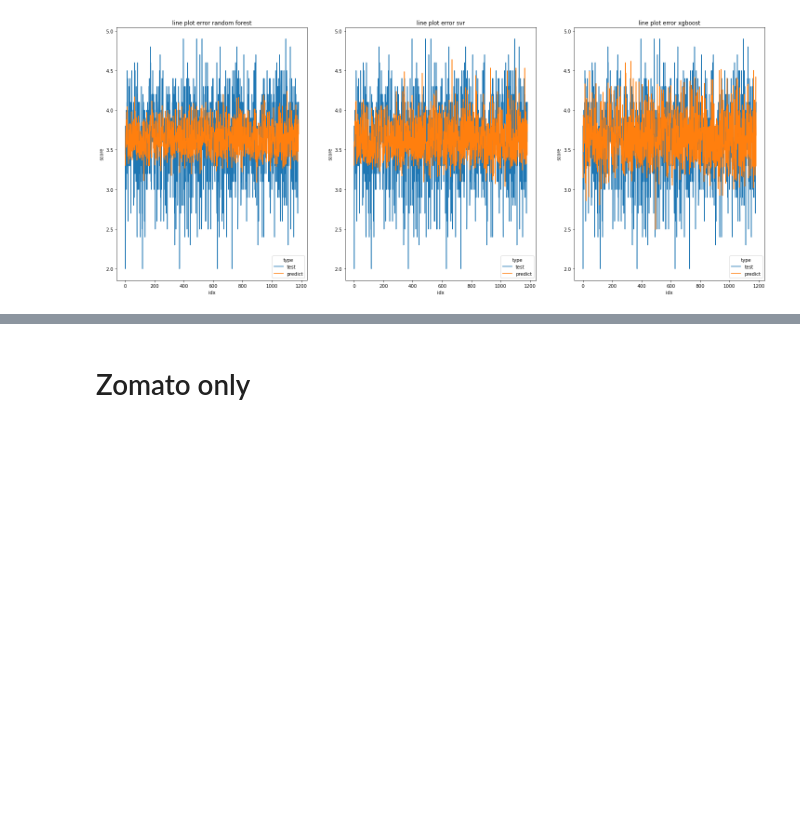
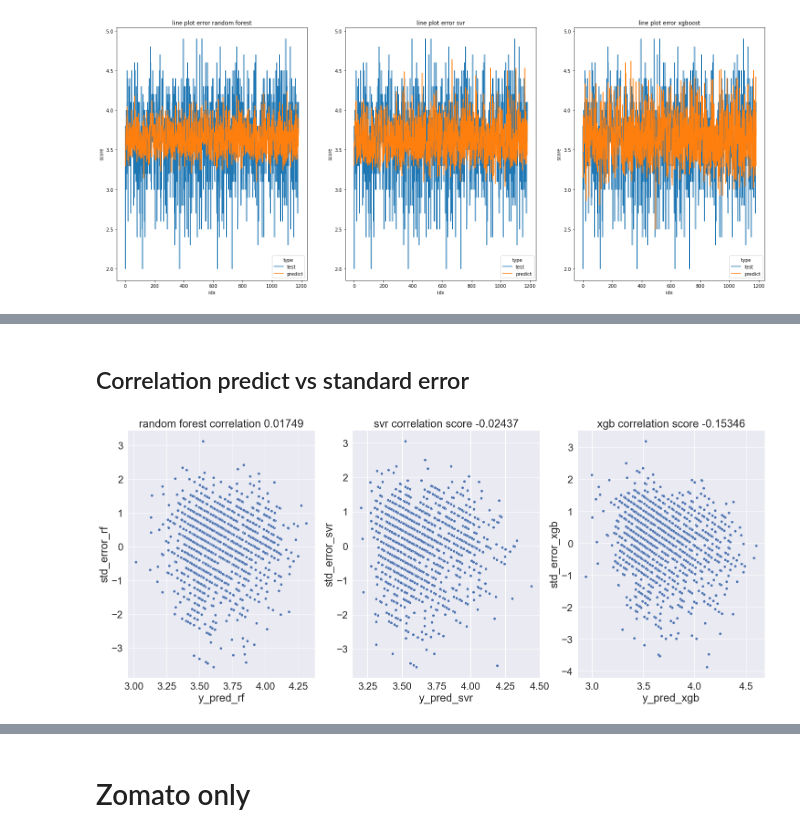
Before and after one commit to adamaulia/AdamThesis, a Jupyter notebook: 5_error_regression.ipynb, the cells around one changed output, grey strips where cells are left out. Cells and saved outputs as stored; diff of their text form; code cells hidden in the pictures; blank space fills up the shorter version.

```diff
--- a/5_error_regression.ipynb
+++ b/5_error_regression.ipynb
@@ -448,0 +555,19 @@ plt.show()
+# %% [markdown]
+## Correlation predict vs standard error
+# %%
+# examine predicted vs standard error
+
+fig, ax = plt.subplots(1, 3, figsize=(25,10))
+
+corr = stats.pearsonr(df_zom_250_reg['std_error_rf'],df_zom_250_reg['y_pred_rf'])[0]
+sns.scatterplot(data=df_zom_250_reg, x="y_pred_rf", y="std_error_rf", ax=ax[0]).set(title='random forest correlation {}'.format(round(corr,5)))
+
+corr = stats.pearsonr(df_zom_250_reg['std_error_svr'],df_zom_250_reg['y_pred_svr'])[0]
+sns.scatterplot(data=df_zom_250_reg, x="y_pred_svr", y="std_error_svr", ax=ax[1]).set(title='svr correlation score {}'.format(round(corr,5)))
+
+corr = stats.pearsonr(df_zom_250_reg['std_error_xgb'],df_zom_250_reg['y_pred_xgb'])[0]
+sns.scatterplot(data=df_zom_250_reg, x="y_pred_xgb", y="std_error_xgb", ax=ax[2]).set(title='xgb correlation score {}'.format(round(corr,5)))
+
+plt.show()
+# %% [output]
+[figure, added]
```
Also changed, not shown: parts of 33 cells of this notebook, 3 other files.
